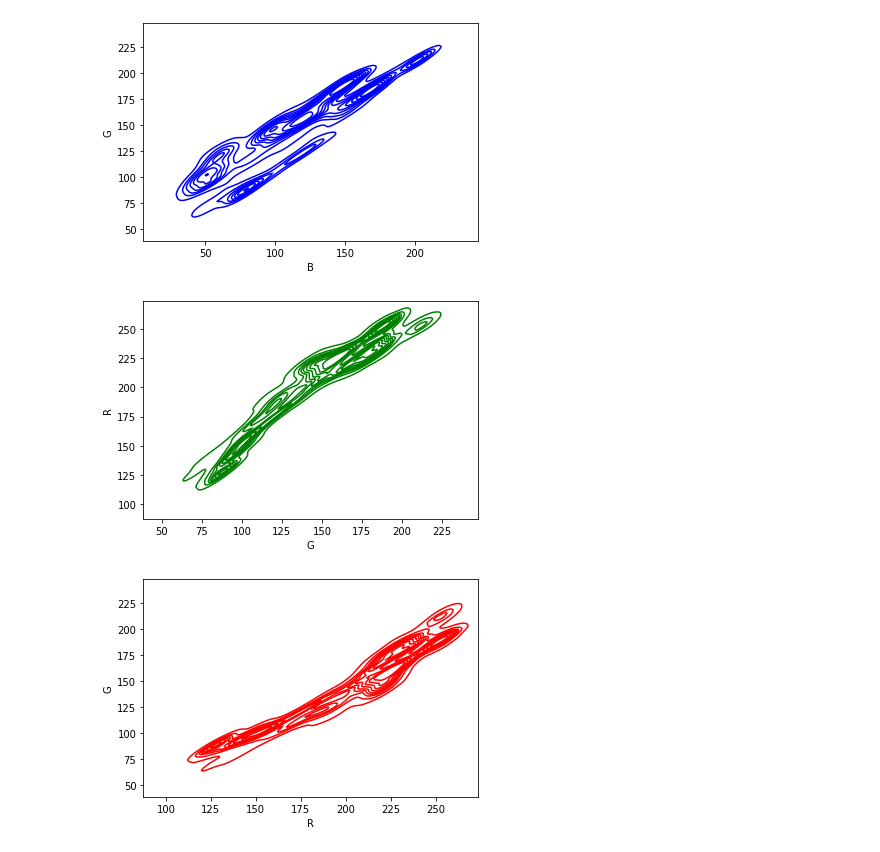
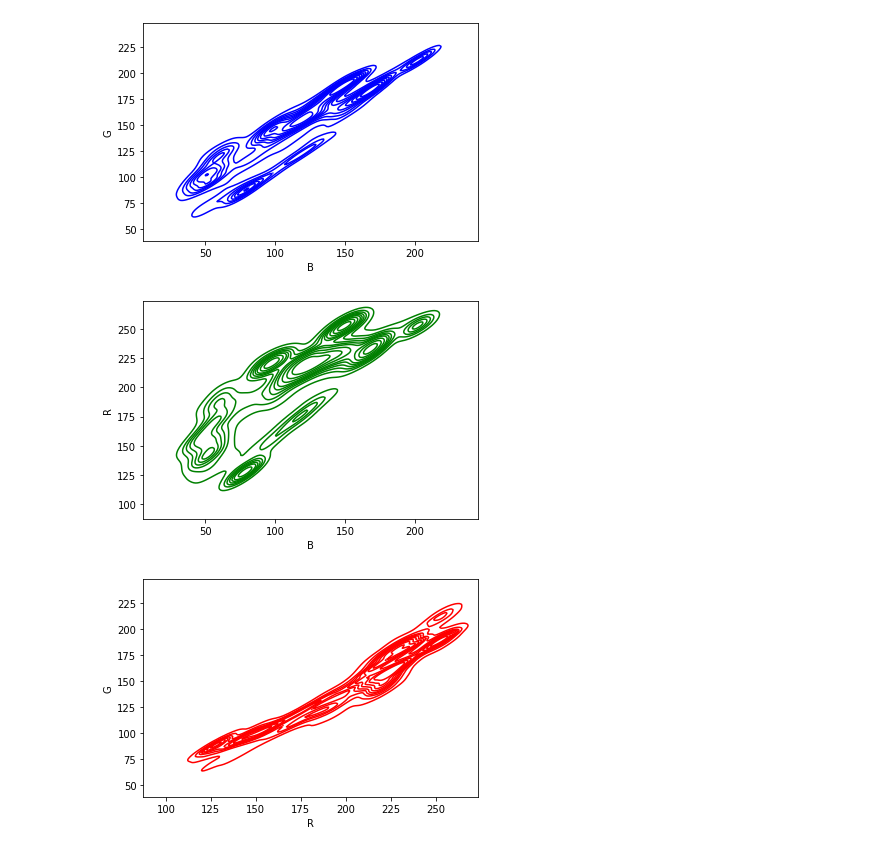
Before and after one commit to yuriresendematias/Aprendizagem-de-Maquina, a Jupyter notebook: Semana 6/Atividade6.ipynb, the cells around one changed output. Drawn from its saved outputs; the diff is of its cells as text; code cells hidden in the pictures.

```diff
--- a/Semana 6/Atividade6.ipynb
+++ b/Semana 6/Atividade6.ipynb
@@ -202,9 +202,9 @@ res4 = sb4.kdeplot(data_class_1['B'],data_class_1['G'],color='blue',shade=False)
 # %%
 import seaborn as sb5
 
-res5 = sb5.kdeplot(data_class_1['G'],data_class_1['R'],color='green',shade=False)
+res5 = sb5.kdeplot(data_class_1['B'],data_class_1['R'],color='green',shade=False)
 # %% [output]
-[figure, old version]
+[figure, new version]
 # %%
 import seaborn as sb6
 
```
Also changed, not shown: parts of 1 cell of this notebook.
